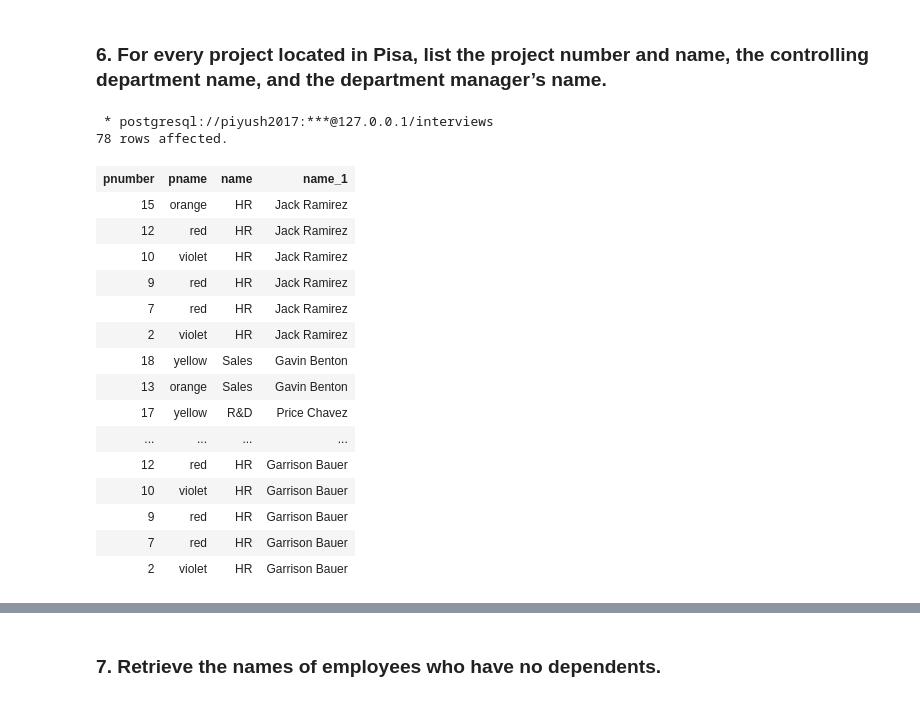
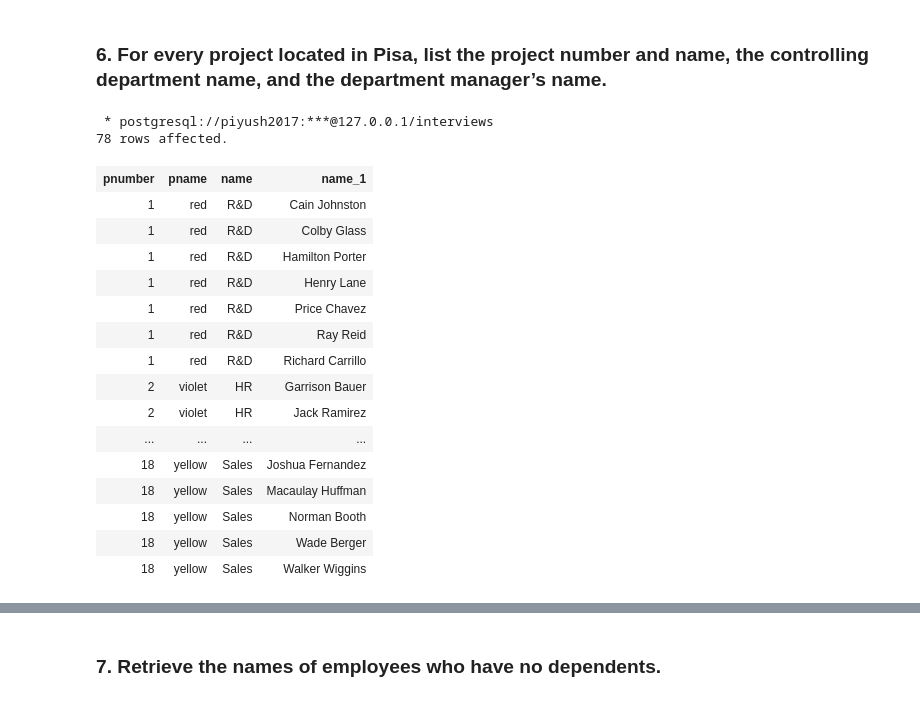
Before and after one commit to piyushtada/learn-sql, a Jupyter notebook: 02-exercise-sol-employee-departments.ipynb, the cells around one changed output, grey strips where cells are left out. Cells and saved outputs as stored; diff of their text form; code cells hidden in the pictures.

```diff
--- a/02-exercise-sol-employee-departments.ipynb
+++ b/02-exercise-sol-employee-departments.ipynb
@@ -187,28 +229,29 @@ AND e.AssignedTo = d.Number;
 # %%
 %%sql
 
 SELECT p.pNumber, p.pName, d.Name, e.Name
 FROM Projects AS p, Departments AS d, Managers AS m, Employees AS e
 WHERE p.ManagedBy = d.Number
 AND m.Directs = d.Number
 AND m.SSN = e.SSN
-AND d.Location = 'Pisa';
+AND d.Location = 'Pisa'
+ORDER BY p.pNumber, e.Name;
 # %% [output]
  * postgresql://piyush2017:***@127.0.0.1/interviews
 78 rows affected.
 | pnumber | pname | name | name_1 |
-| 15 | orange | HR | Jack Ramirez |
-| 12 | red | HR | Jack Ramirez |
-| 10 | violet | HR | Jack Ramirez |
-| 9 | red | HR | Jack Ramirez |
-| 7 | red | HR | Jack Ramirez |
+| 1 | red | R&D | Cain Johnston |
+| 1 | red | R&D | Colby Glass |
+| 1 | red | R&D | Hamilton Porter |
+| 1 | red | R&D | Henry Lane |
+| 1 | red | R&D | Price Chavez |
+| 1 | red | R&D | Ray Reid |
+| 1 | red | R&D | Richard Carrillo |
+| 2 | violet | HR | Garrison Bauer |
 | 2 | violet | HR | Jack Ramirez |
-| 18 | yellow | Sales | Gavin Benton |
-| 13 | orange | Sales | Gavin Benton |
-| 17 | yellow | R&D | Price Chavez |
 | ... | ... | ... | ... |
-| 12 | red | HR | Garrison Bauer |
-| 10 | violet | HR | Garrison Bauer |
-| 9 | red | HR | Garrison Bauer |
-| 7 | red | HR | Garrison Bauer |
-| 2 | violet | HR | Garrison Bauer |
+| 18 | yellow | Sales | Joshua Fernandez |
+| 18 | yellow | Sales | Macaulay Huffman |
+| 18 | yellow | Sales | Norman Booth |
+| 18 | yellow | Sales | Wade Berger |
+| 18 | yellow | Sales | Walker Wiggins |
```
Also changed, not shown: parts of 12 cells of this notebook.
